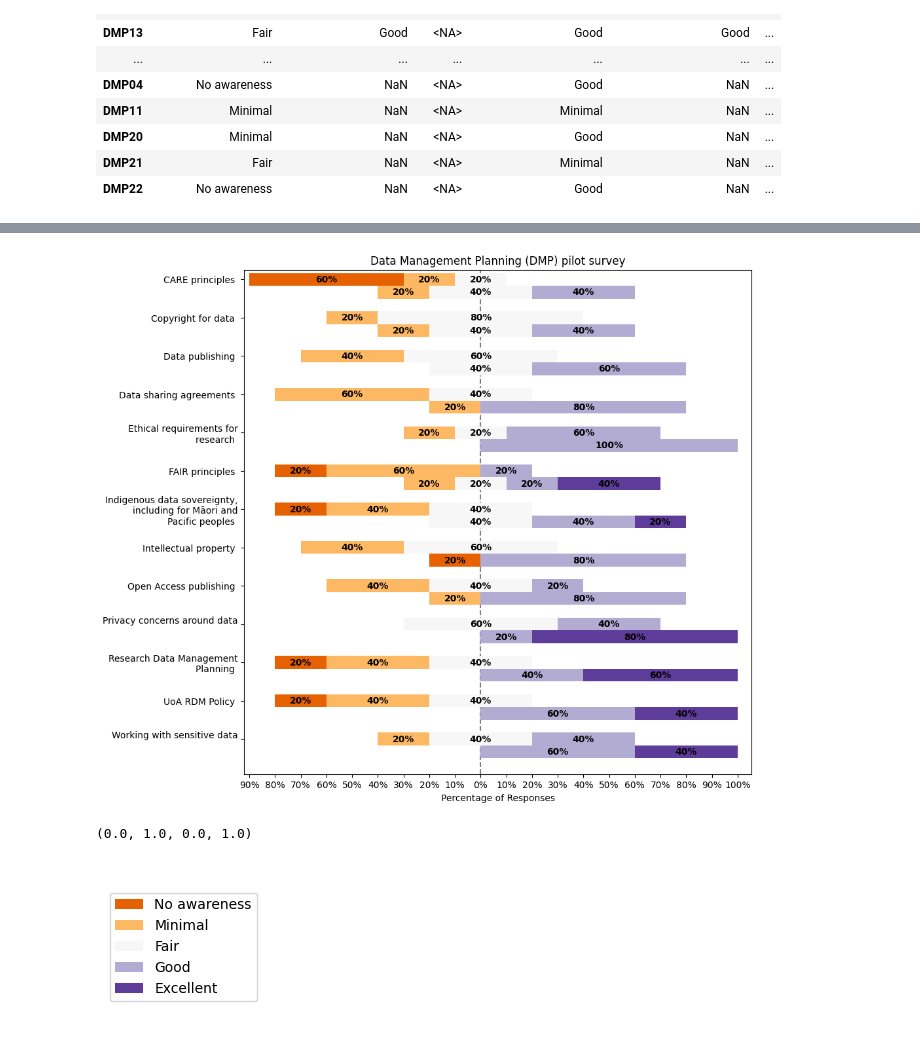
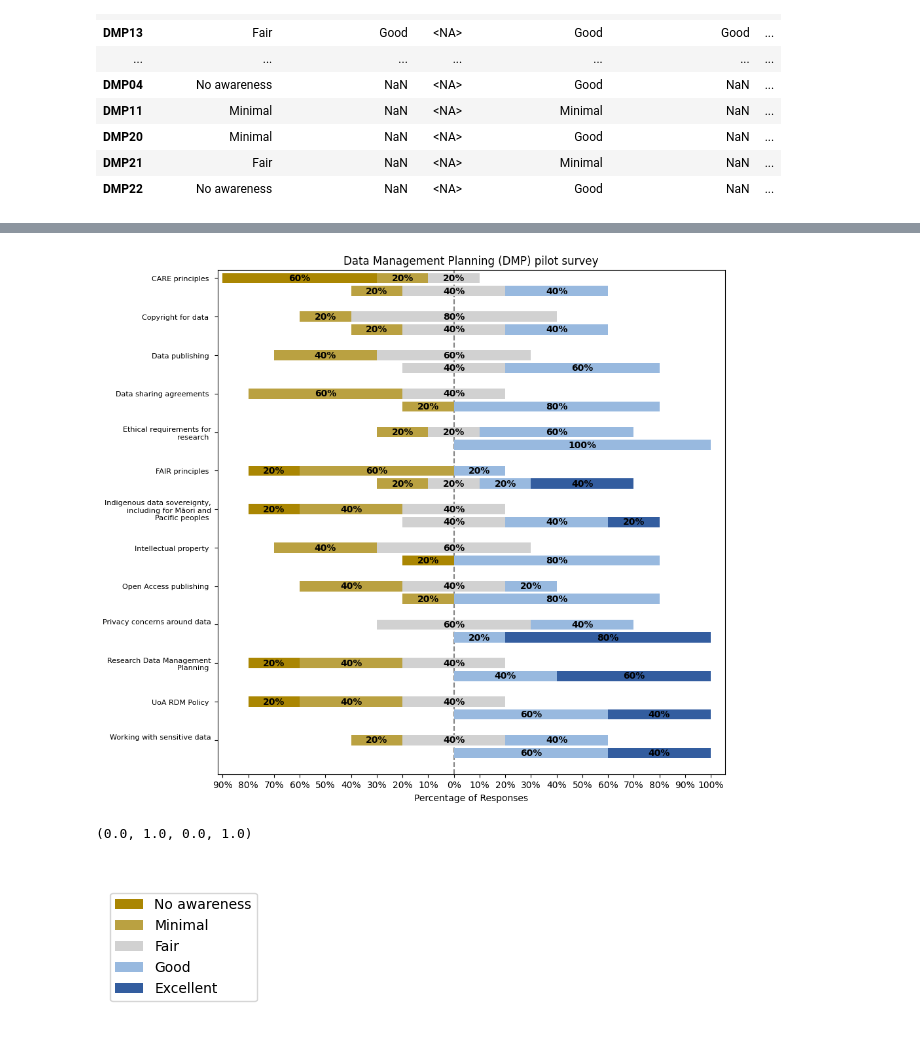
Before and after one commit to UoA-eResearch/likert, a Jupyter notebook: likert.ipynb, the cells around one changed output, grey strips where cells are left out. Cells and saved outputs as stored; diff of their text form; code cells hidden in the pictures.

Commit message:
make it easier to adjust width and ytick fontsize

```diff
--- a/likert.ipynb
+++ b/likert.ipynb
@@ -79,7 +80,10 @@ df
 | DMP22 | No awareness | NaN | <NA> | Good | NaN | ... |
 # %%
 scale = ['No awareness', 'Minimal', 'Fair', 'Good', 'Excellent']
-colors = ["#ffffff00", '#e66101','#fdb863','#f7f7f7','#b2abd2','#5e3c99']
+colors = ["#ffffff00", "#AA8602","#BAA141", "#D1D1D1", "#98B9DF", "#335D9F"]
+# Bar height
+width = .8
+ytick_fontsize = 8
 # %%
 plt.rcParams['figure.figsize'] = (10,10)
 #plt.rcParams['figure.dpi'] = 200
@@ -98,11 +103,11 @@ plt.show()
 # %%
 phd = ["DMP03", "DMP09", "DMP10", "DMP16", "DMP17"]
-ax = plot_likert(df[df.index.isin(phd)], scale, colors=colors, plot_percentage=True, bar_labels=True, bar_labels_color="black", title=f"Data Management Planning (DMP) pilot survey", legend=False, width=1)
-ax.set_yticklabels(label.get_text().replace("(post)", "").replace("(pre)", "") for label in ax.get_yticklabels())
+ax = plot_likert(df[df.index.isin(phd)], scale, colors=colors, plot_percentage=True, bar_labels=True, bar_labels_color="black", title=f"Data Management Planning (DMP) pilot survey", legend=False, width=width)
+ax.set_yticklabels([label.get_text().replace("(post)", "").replace("(pre)", "") for label in ax.get_yticklabels()], fontsize=ytick_fontsize)
 ax.set_yticks(ax.get_yticks()[2::3])
 plt.show()
 # %% [output]
-[figure, old version]
+[figure, new version]
 # %%
 handles,labels = ax.get_legend_handles_labels()
 fig_legend = plt.figure(figsize=(2,2))
@@ -110,4 +115,4 @@ fig_legend.legend(handles, labels, loc='center')
 plt.axis("off")
 # %% [output]
 (0.0, 1.0, 0.0, 1.0)
-[figure, old version]
+[figure, new version]
```
Also changed, not shown: parts of 3 cells of this notebook.
